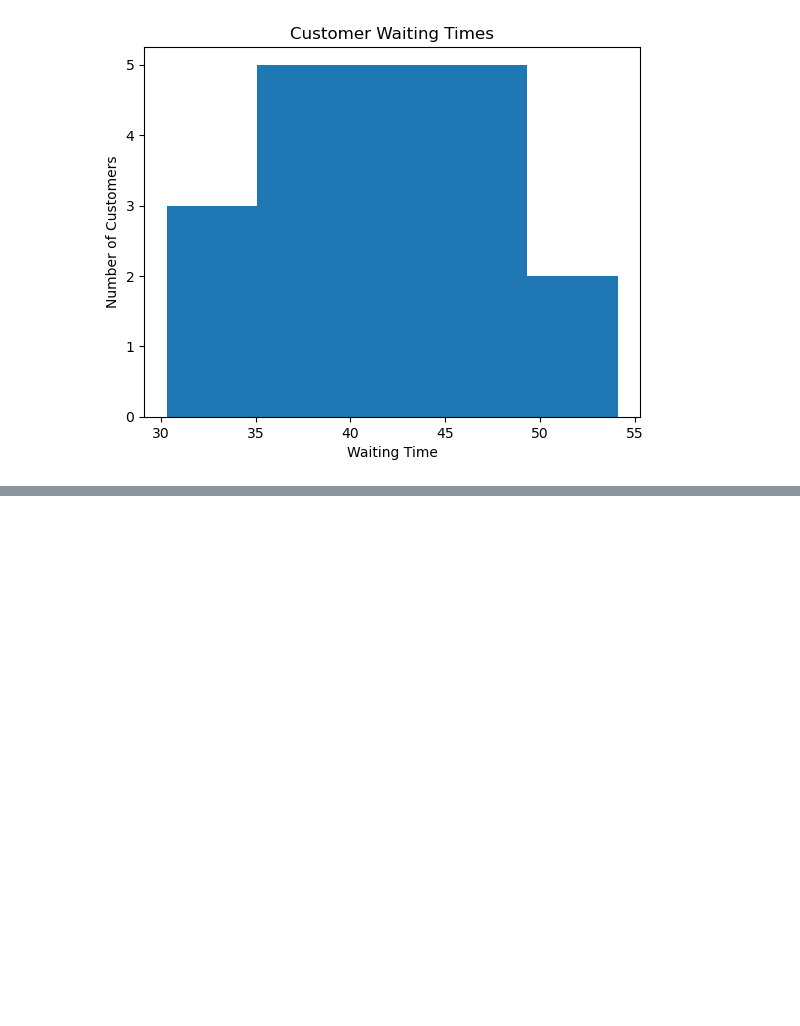
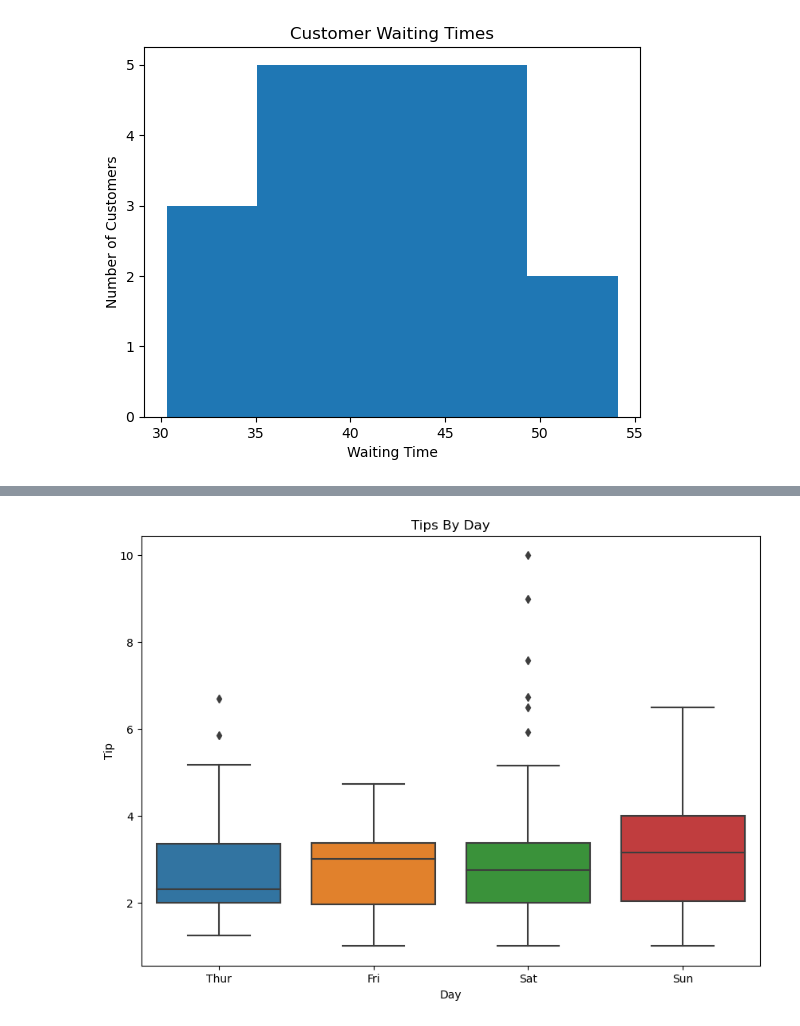
Before and after one commit to JemmyKuria/Data_Science, a Jupyter notebook: Visualization.ipynb, the cells around one changed output, grey strips where cells are left out. Saved outputs shown, nothing was run; the diff lists cells and outputs as text; code cells hidden in the pictures; blank space fills up the shorter version.

```diff
--- a/Visualization.ipynb
+++ b/Visualization.ipynb
@@ -203,3 +203,9 @@ ax.set_ylabel("Number of Customers")
 ax.set_title("Customer Waiting Times");
 # %% [output]
 [figure]
+# %%
+import seaborn as sns
+import matplotlib.pyplot as plt
+#Load an inbuilt dataset
+data=sns.load_dataset("tips")
+data.head()
@@ -205,0 +219,13 @@ ax.set_title("Customer Waiting Times");
+# %%
+#Box plot
+#Box plot. Visual that summarizes data in 5 categories: minimum(excepts outliers), first quartile(25th percentile), median(q2),
+#third quartile(75th percentile), maximum(except outliers)
+#It also includes whiskers(lines extending from the box) and also possible outliers(plotted as dots outside the whiskers)
+plt.figure(figsize=(10, 7))
+sns.boxplot(data=data, x="day", y="tip")
+plt.title("Tips By Day")
+plt.xlabel("Day")
+plt.ylabel("Tip")
+plt.show()
+# %% [output]
+[figure, added]
```
Also changed, not shown: parts of 2 cells of this notebook.
